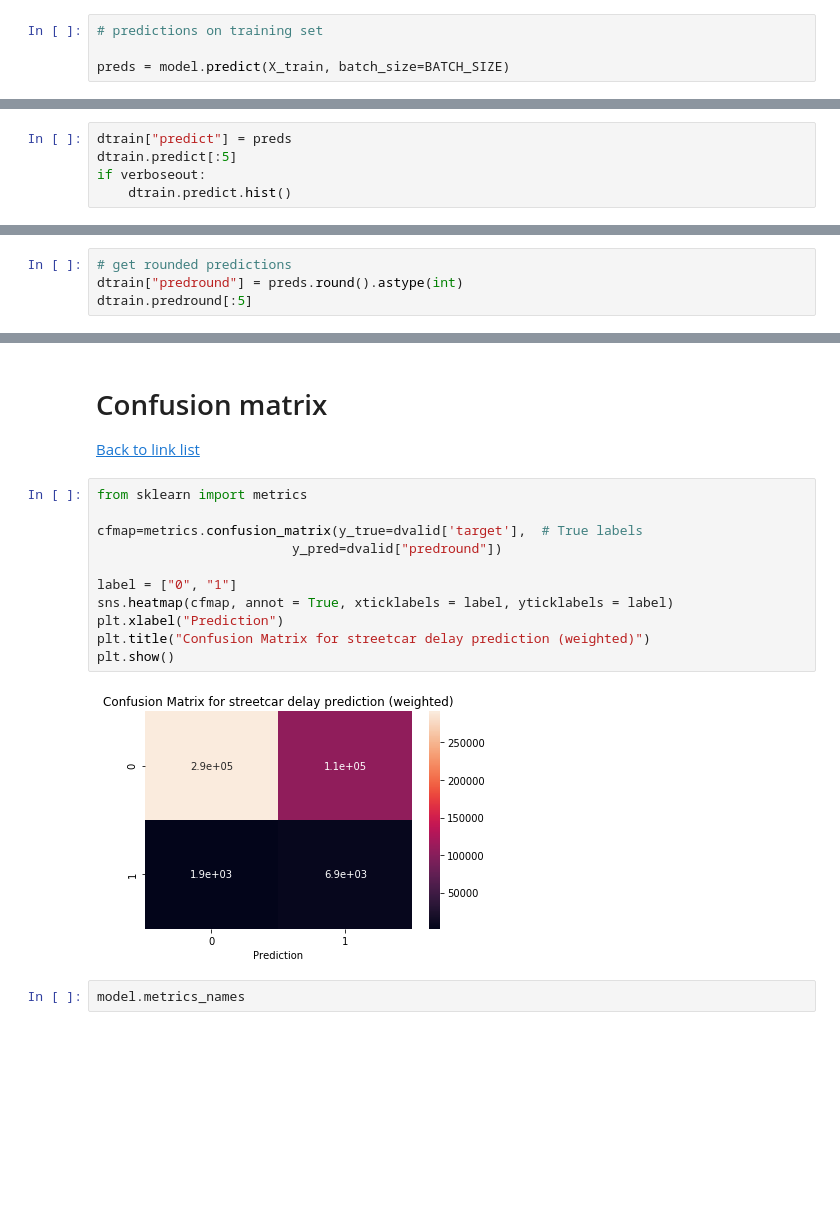
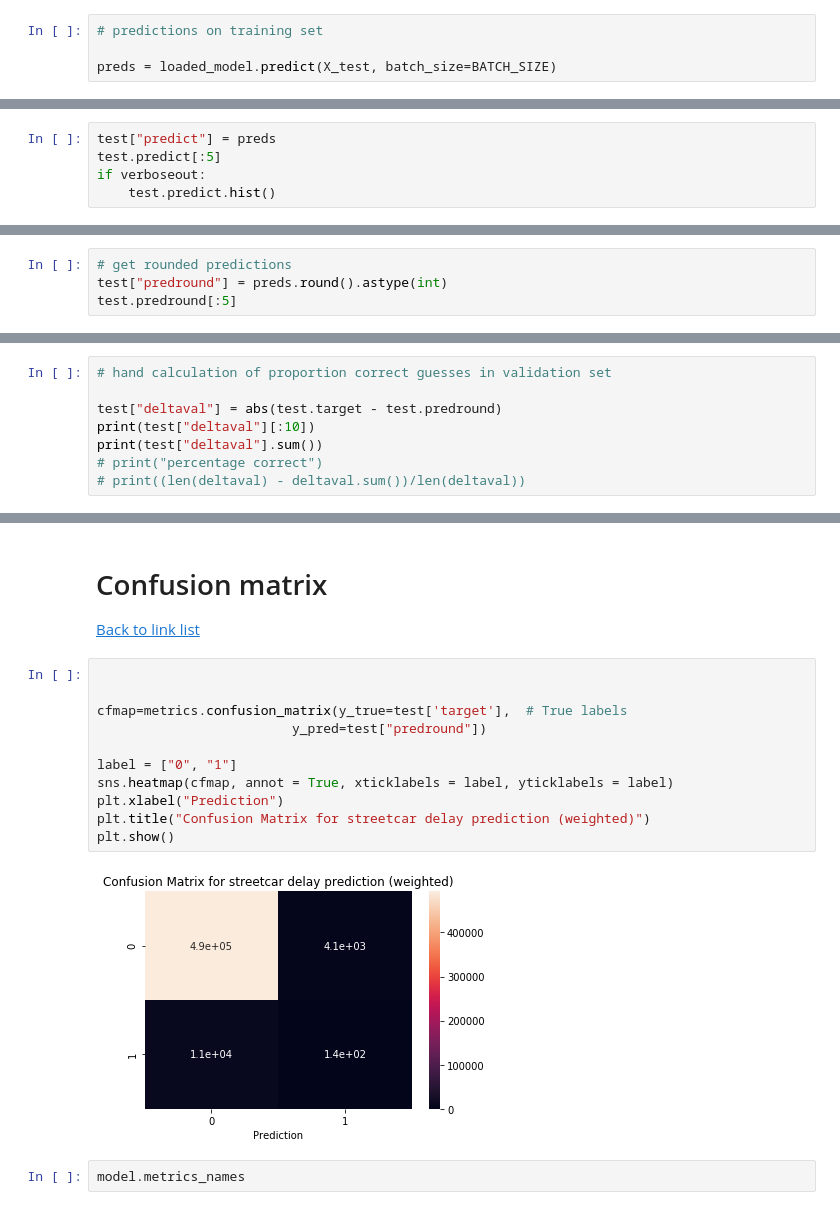
Before and after one commit to ryanmark1867/manning, a Jupyter notebook: streetcar_DL_refactored.ipynb, the cells around one changed output, grey strips where cells are left out. Saved outputs shown, nothing was run; the diff lists cells and outputs as text; blank space fills up the shorter version.

```diff
--- a/streetcar_DL_refactored.ipynb
+++ b/streetcar_DL_refactored.ipynb
@@ -940,4 +946,4 @@ def validatedate(csv_text):
 # %%
 # predictions on training set
 
-preds = model.predict(X_train, batch_size=BATCH_SIZE)
+preds = loaded_model.predict(X_test, batch_size=BATCH_SIZE)
@@ -972,8 +974,8 @@ array([[0.3434288 ],
 # %%
-dtrain["predict"] = preds
-dtrain.predict[:5]
+test["predict"] = preds
+test.predict[:5]
 if verboseout:
-    dtrain.predict.hist()
+    test.predict.hist()
 # %% [output]
 A value is trying to be set on a copy of a slice from a DataFrame.
 Try using .loc[row_indexer,col_indexer] = value instead
@@ -997,8 +999,8 @@ print(type(dtrain.target))
 <class 'pandas.core.series.Series'>
 # %%
 # get rounded predictions
-dtrain["predround"] = preds.round().astype(int)
-dtrain.predround[:5]
+test["predround"] = preds.round().astype(int)
+test.predround[:5]
 # %% [output]
 A value is trying to be set on a copy of a slice from a DataFrame.
 Try using .loc[row_indexer,col_indexer] = value instead
@@ -1080,3 +1092,11 @@ Try using .loc[row_indexer,col_indexer] = value instead
 
 See the caveats in the documentation: http://pandas.pydata.org/pandas-docs/stable/indexing.html#indexing-view-versus-copy
   This is separate from the ipykernel package so we can avoid doing imports until
+# %%
+# hand calculation of proportion correct guesses in validation set
+
+test["deltaval"] = abs(test.target - test.predround)
+print(test["deltaval"][:10])
+print(test["deltaval"].sum())
+# print("percentage correct")
+# print((len(deltaval) - deltaval.sum())/len(deltaval))
@@ -1198,18 +1287,18 @@ dict_keys(['val_loss', 'val_acc', 'val_weighted_acc', 'loss', 'acc', 'weighted_a
 # Confusion matrix <a name='confusionmatrix' />
 <a href=#linkanchor>Back to link list</a>
 # %%
-from sklearn import metrics
 
-cfmap=metrics.confusion_matrix(y_true=dvalid['target'],  # True labels
-                         y_pred=dvalid["predround"])
+
+cfmap=metrics.confusion_matrix(y_true=test['target'],  # True labels
+                         y_pred=test["predround"])
 
 label = ["0", "1"]
 sns.heatmap(cfmap, annot = True, xticklabels = label, yticklabels = label)
 plt.xlabel("Prediction")
 plt.title("Confusion Matrix for streetcar delay prediction (weighted)")
 plt.show()
 # %% [output]
-[figure, old version]
+[figure, new version]
 # %%
 model.metrics_names
 # %% [output]
```
Also changed, not shown: parts of 41 cells of this notebook.
